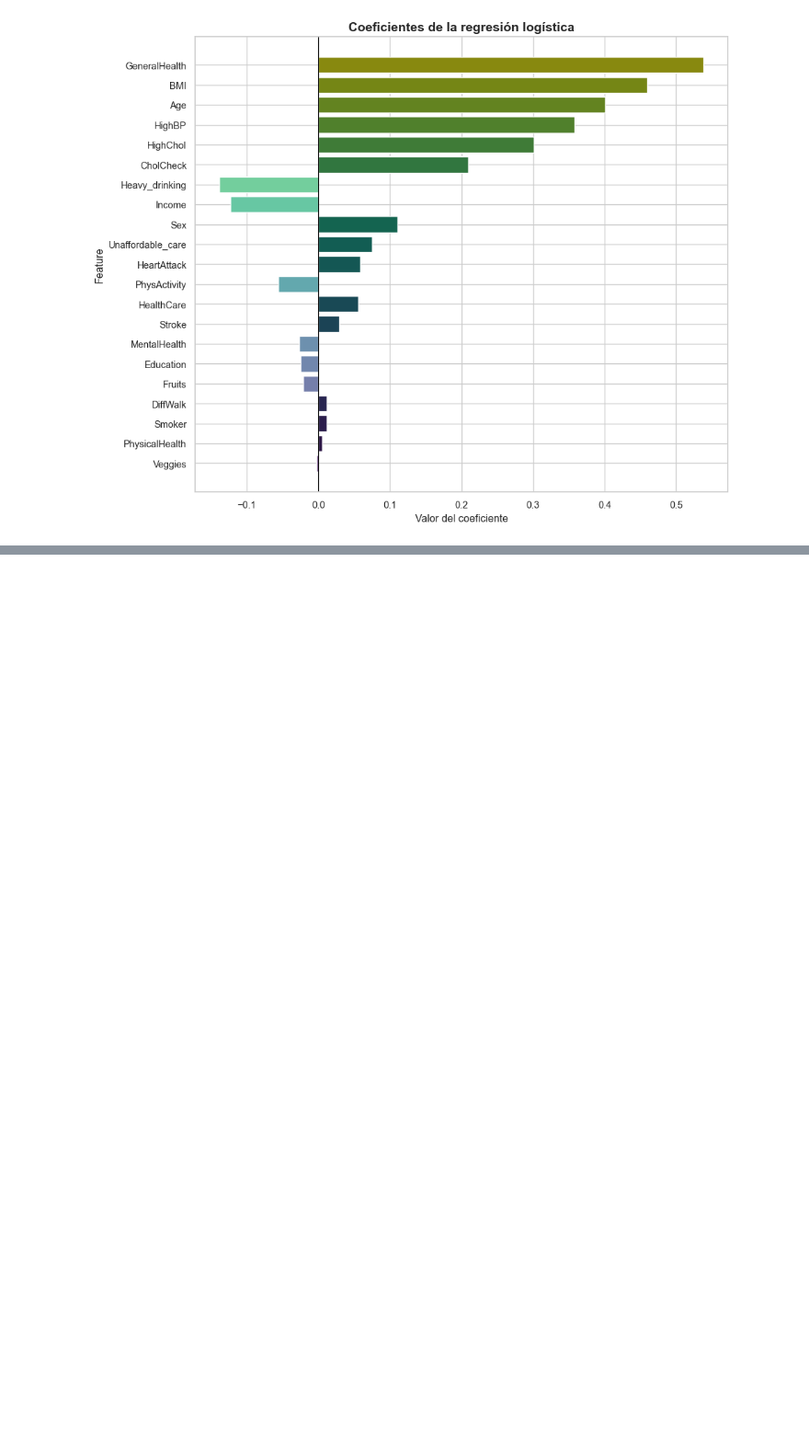
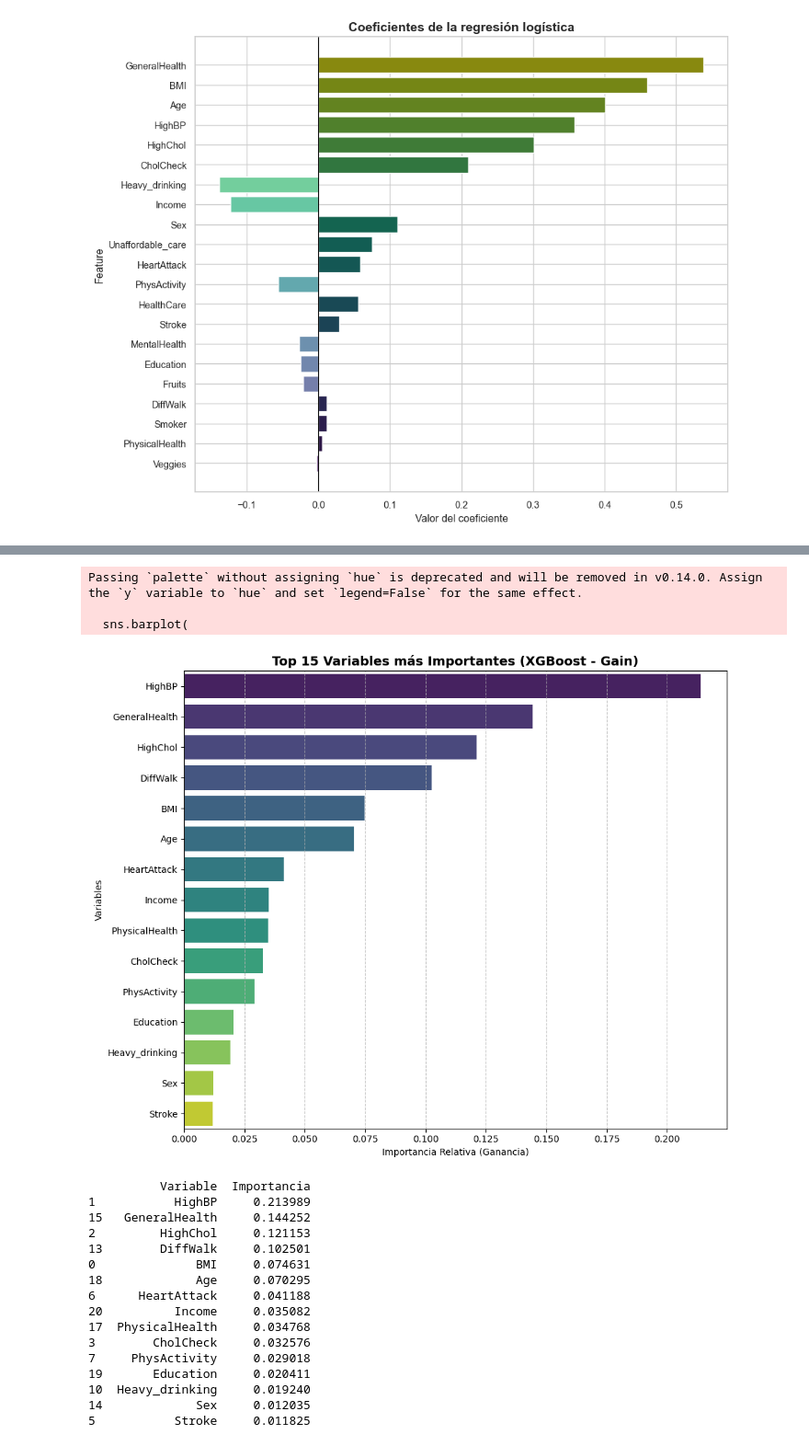
Before and after one commit to Juliahquintas/Master_Ass2_DataProcesses, a Jupyter notebook: code/code.ipynb, the cells around one changed output, grey strips where cells are left out. Shown at 92% size. Drawn from its saved outputs; the diff is of its cells as text; code cells hidden in the pictures; blank space fills up the shorter version.

```diff
--- a/code/code.ipynb
+++ b/code/code.ipynb
@@ -1479,0 +1727,48 @@ plt.show()
+# %%
+# 1. Extraer las importancias (Gain)
+# 'best_xgb' es el modelo que salió de tu RandomizedSearchCV
+importances = best_xgb.feature_importances_
+feature_names = X_cv.columns
+
+# 2. Crear un DataFrame para facilitar el manejo
+feature_importance_df = pd.DataFrame({
+    'Variable': feature_names,
+    'Importancia': importances
+}).sort_values(by='Importancia', ascending=False)
+
+# 3. Graficar
+plt.figure(figsize=(10, 8))
+sns.barplot(
+    x='Importancia',
+    y='Variable',
+    data=feature_importance_df.head(15), # Mostramos las 15 mejores
+    palette='viridis'
+)
+
+plt.title('Top 15 Variables más Importantes (XGBoost - Gain)', fontsize=14, weight='bold')
+plt.xlabel('Importancia Relativa (Ganancia)')
+plt.ylabel('Variables')
+plt.grid(axis='x', linestyle='--', alpha=0.7)
+plt.tight_layout()
+plt.show()
+# %% [output]
+Passing `palette` without assigning `hue` is deprecated and will be removed in v0.14.0. Assign the `y` variable to `hue` and set `legend=False` for the same effect.
+
+  sns.barplot(
+[figure, added]
+          Variable  Importancia
+1           HighBP     0.213989
+15   GeneralHealth     0.144252
+2         HighChol     0.121153
+13        DiffWalk     0.102501
+0              BMI     0.074631
+18             Age     0.070295
+6      HeartAttack     0.041188
+20          Income     0.035082
+17  PhysicalHealth     0.034768
+3        CholCheck     0.032576
+7     PhysActivity     0.029018
+19       Education     0.020411
+10  Heavy_drinking     0.019240
+14             Sex     0.012035
+5           Stroke     0.011825
```
Also changed, not shown: parts of 33 cells of this notebook, 1 other file.
